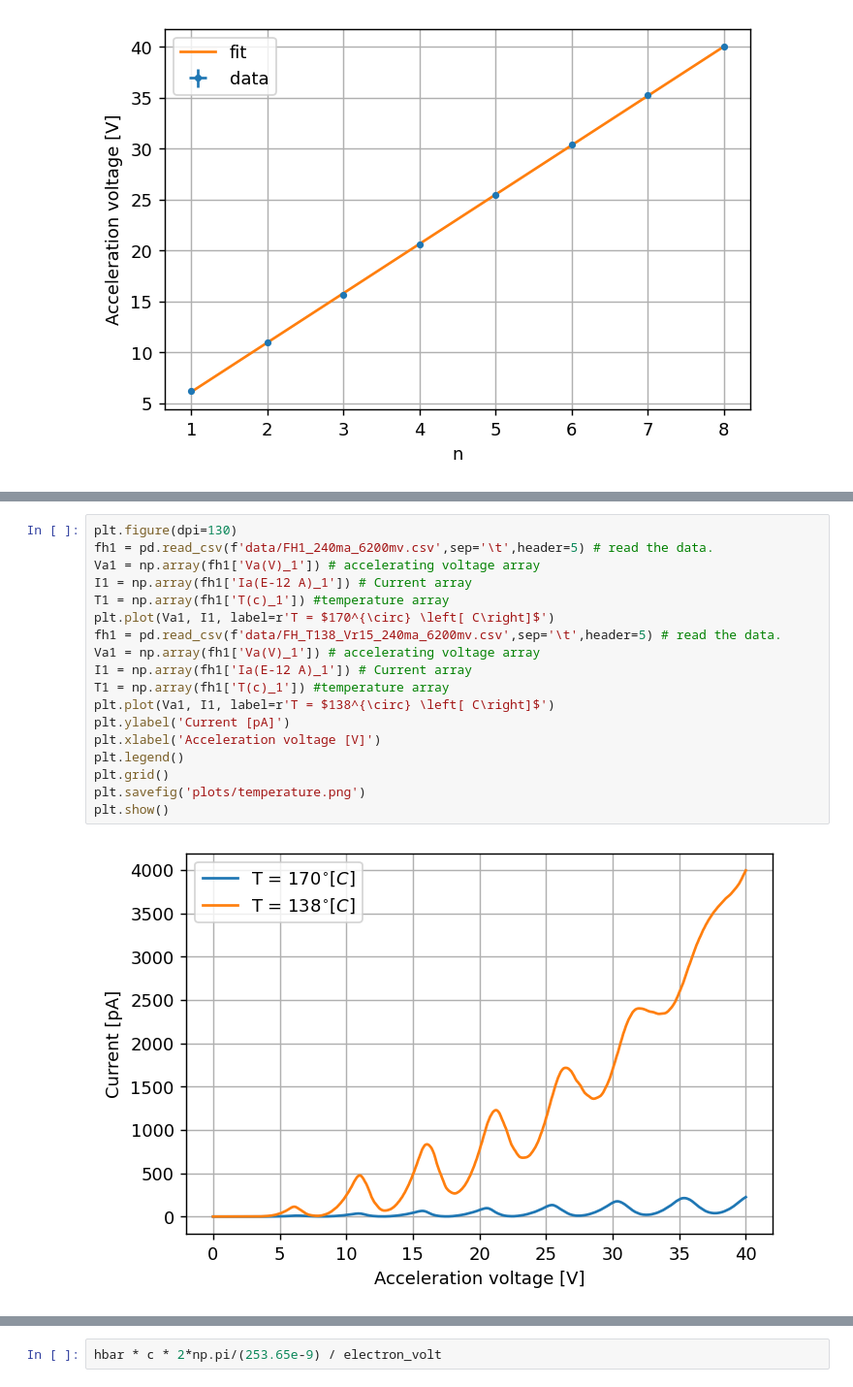
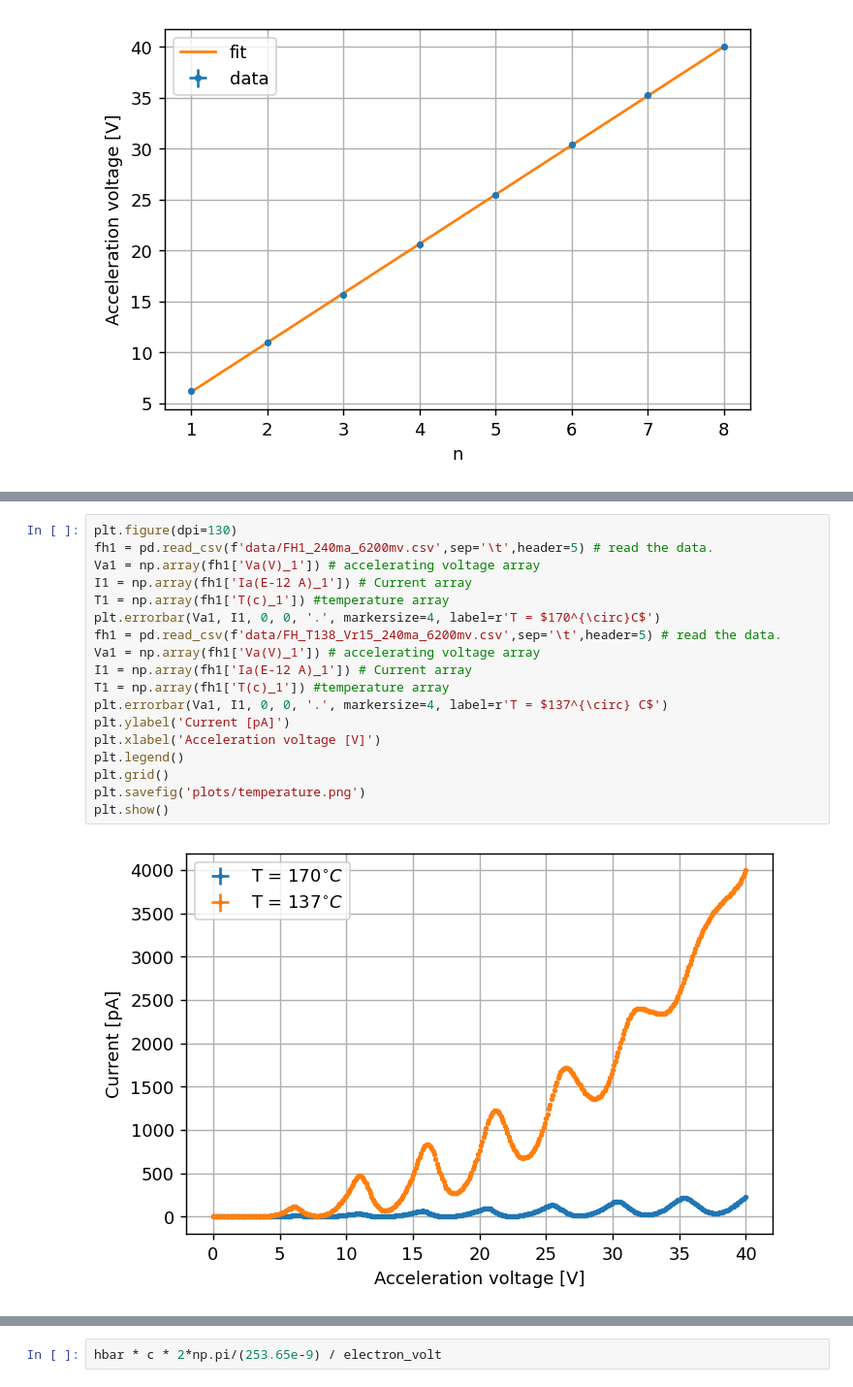
Before and after one commit to FlipperCoin/lab-4, a Jupyter notebook: franck_hertz/franck_hertz.ipynb, the cells around one changed output, grey strips where cells are left out. Shown: that part at 97% size. Drawn from its saved outputs; the diff is of its cells as text.

```diff
--- a/franck_hertz/franck_hertz.ipynb
+++ b/franck_hertz/franck_hertz.ipynb
@@ -149,21 +156,21 @@ plt.show()
 # %%
 plt.figure(dpi=130)
 fh1 = pd.read_csv(f'data/FH1_240ma_6200mv.csv',sep='\t',header=5) # read the data.
 Va1 = np.array(fh1['Va(V)_1']) # accelerating voltage array
 I1 = np.array(fh1['Ia(E-12 A)_1']) # Current array
 T1 = np.array(fh1['T(c)_1']) #temperature array
-plt.plot(Va1, I1, label=r'T = $170^{\circ} \left[ C\right]$')
+plt.errorbar(Va1, I1, 0, 0, '.', markersize=4, label=r'T = $170^{\circ}C$')
 fh1 = pd.read_csv(f'data/FH_T138_Vr15_240ma_6200mv.csv',sep='\t',header=5) # read the data.
 Va1 = np.array(fh1['Va(V)_1']) # accelerating voltage array
 I1 = np.array(fh1['Ia(E-12 A)_1']) # Current array
 T1 = np.array(fh1['T(c)_1']) #temperature array
-plt.plot(Va1, I1, label=r'T = $138^{\circ} \left[ C\right]$')
+plt.errorbar(Va1, I1, 0, 0, '.', markersize=4, label=r'T = $137^{\circ} C$')
 plt.ylabel('Current [pA]')
 plt.xlabel('Acceleration voltage [V]')
 plt.legend()
 plt.grid()
 plt.savefig('plots/temperature.png')
 plt.show()
 # %% [output]
-[figure, old version]
+[figure, new version]
 # %%
```
Also changed, not shown: parts of 29 cells of this notebook.
